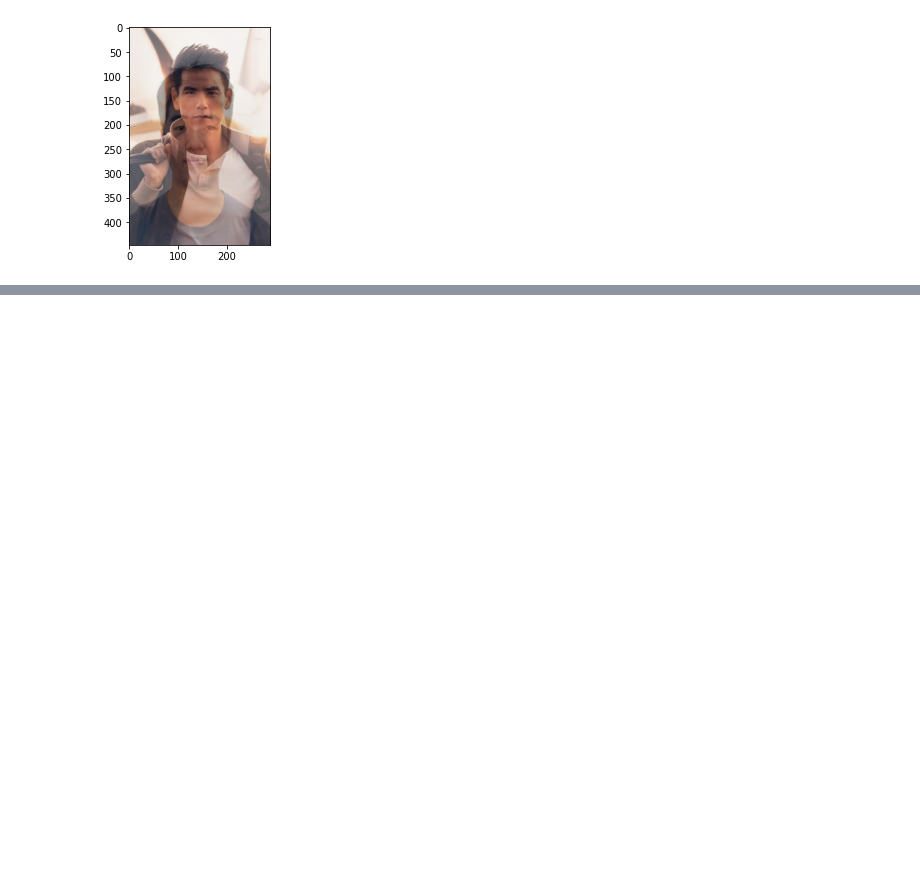
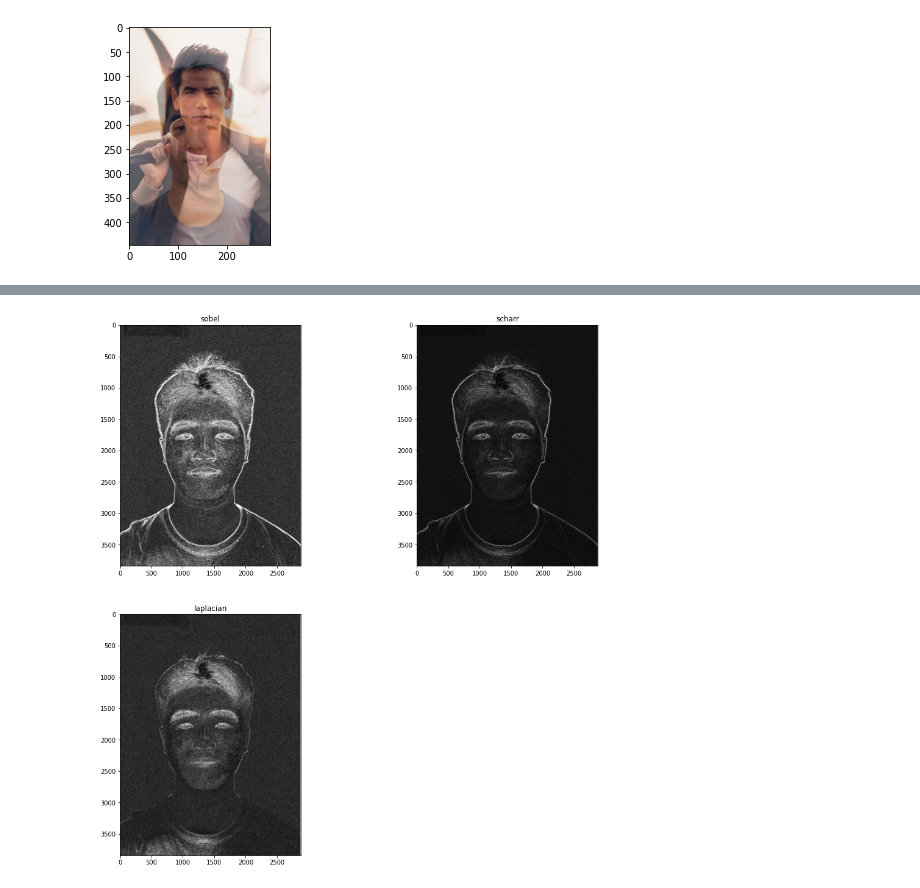
Before and after one commit to alxcy0712/raspberry, a Jupyter notebook: opencv.ipynb, the cells around one changed output, grey strips where cells are left out. Saved outputs shown, nothing was run; the diff lists cells and outputs as text; code cells hidden in the pictures; blank space fills up the shorter version.

```diff
--- a/opencv.ipynb
+++ b/opencv.ipynb
@@ -134,0 +223,21 @@ show(img_add)
+# %%
+img = cv2.imread('lxc.jpg',cv2.IMREAD_GRAYSCALE)
+sobelx = cv2.Sobel(img,cv2.CV_64F,1,0,ksize = 5)
+sobelx = cv2.convertScaleAbs(sobelx)                               #反转
+sobely = cv2.Sobel(img,cv2.CV_64F,0,1,ksize = 5)
+sobely = cv2.convertScaleAbs(sobely)
+sobelxy = cv2.addWeighted(sobelx,0.5,sobely,0.5,0)
+
+scharrx = cv2.Scharr(img,cv2.CV_64F,1,0,scale = 1,delta = 0)
+scharrx = cv2.convertScaleAbs(scharrx)
+scharry = cv2.Scharr(img,cv2.CV_64F,0,1,scale = 1,delta = 0)
+scharry = cv2.convertScaleAbs(scharry)
+scharrxy = cv2.addWeighted(scharrx,0.5,scharry,0.5,0)
+
+laplacian = cv2.Laplacian(img,cv2.CV_64F,ksize = 5)
+laplacian = cv2.convertScaleAbs(laplacian)
+sobels = [sobelxy,scharrxy,laplacian]
+titles = ['sobel','scharr','laplacian']
+showList(sobels,titles)
+# %% [output]
+[figure, added]
```
Also changed, not shown: parts of 13 cells of this notebook.
